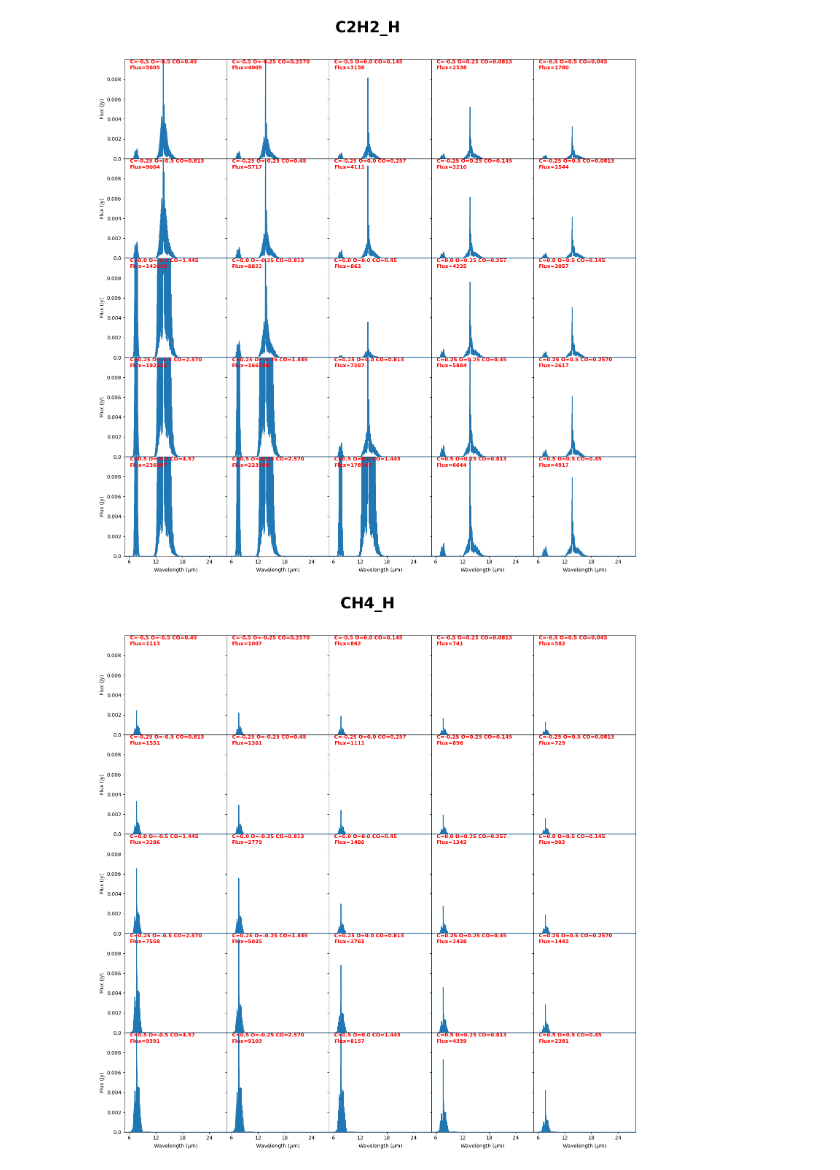
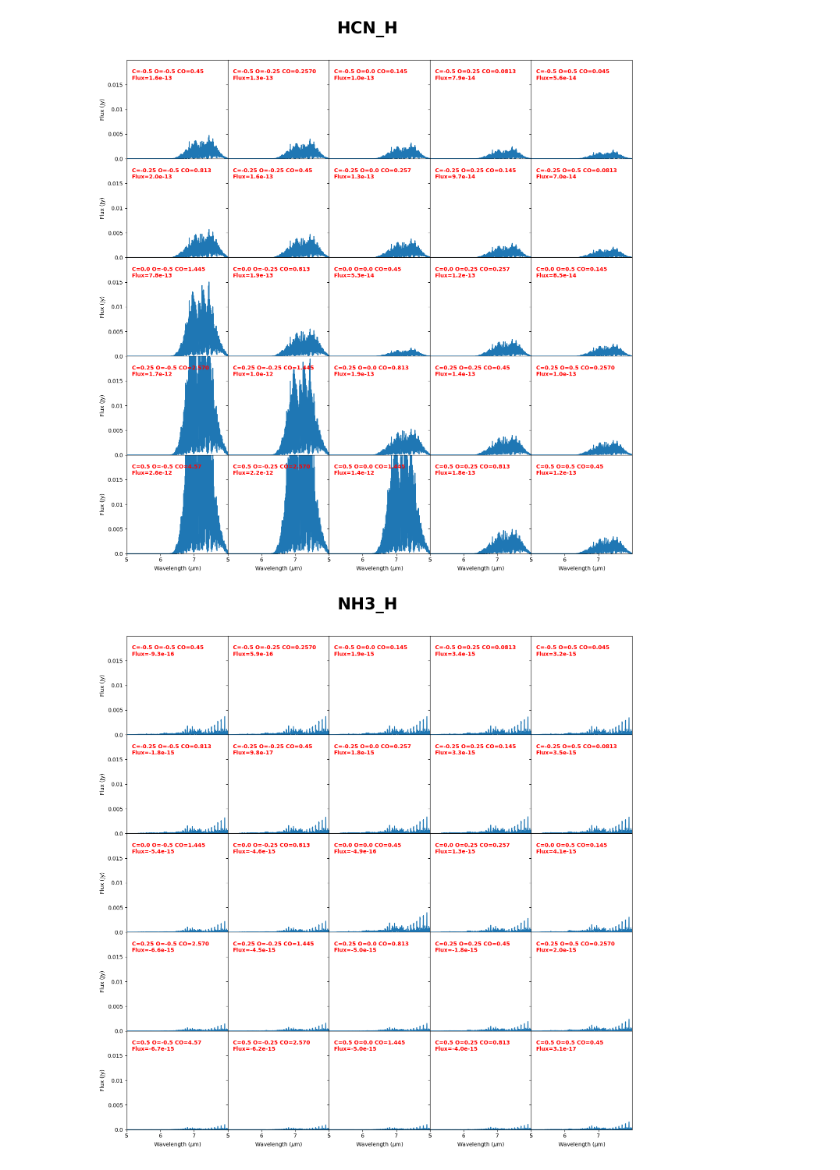
Before and after one commit to nielsklerk/BRP, a Jupyter notebook: DataAnalysis.ipynb, the cells around one changed output. Saved outputs shown, nothing was run; the diff lists cells and outputs as text; code cells hidden in the pictures.

```diff
--- a/DataAnalysis.ipynb
+++ b/DataAnalysis.ipynb
@@ -16,36 +149,10 @@ with open('ModelData.pkl', 'rb') as f:
 # %%
 plt.close('all')
-wlrange = [5, 28]
-flux_lim = 0.01
-n_xticks = 5
-n_yticks = 5
 species = ['C2H2_H', 'CH4_H', 'CO', 'CO2_H', 'HCN_H', 'NH3_H', 'NO_H', 'OH', 'S', 'o-H2', 'o-H2O', 'p-H2', 'p-H2O',
            'Ion']
-# species = ['C2H2_H']
+species = ['HCN_H', 'NH3_H', 'NO_H']
 for specie in species:
-    fig = plt.figure(figsize=(15, 15))
-    gs = fig.add_gridspec(5, 5, hspace=0, wspace=0)
-    axes = gs.subplots(sharex='col', sharey='row').flatten()
-    for i, row in df.iterrows():
-        n_row, n_col = divmod(i, 5)
-        axes[i].plot(row['Prodimo Wavelength'], row[specie], label=row['Model Name'])
-        axes[i].text(wlrange[0] + (wlrange[1] - wlrange[0]) * 0.05, 0.9*flux_lim,
-                     f"C={row['C Value']} O={row['O Value']} CO={row['CO Value']} \nFlux={total_flux(row['Prodimo Wavelength'], row[specie]):.0f}", fontsize=10, color='red',
-                     weight='bold')
-        axes[i].set_xlim(wlrange)
-        axes[i].set_ylim([0, flux_lim])
-        if n_row == 4:
-            axes[i].set_xlabel(r"Wavelength ($\mu$m)")  # Bottom row
-            axes[i].set_xticks([6, 12, 18, 24])
-            axes[i].set_xticklabels([6, 12, 18, 24])
-        if n_col == 0:
-            axes[i].set_ylabel("Flux (Jy)")
-            axes[i].set_yticks(np.linspace(0, 0.8*flux_lim, n_yticks))
-            axes[i].set_yticklabels(np.linspace(0, 0.8*flux_lim, n_yticks))
-    fig.suptitle(specie, fontsize=30, fontweight='bold', y=1.02)
-    plt.tight_layout()
-    plt.savefig('figures/' + specie + '_total_spec.pdf')
-    plt.show()
+    plot_prodimo_specie(df, specie,xrange=[5,8], yrange=[0, 0.02])
 # %% [output]
-[figure, old version]
+[figure, new version]
-[figure, old version]
+[figure, new version]
```
Also changed, not shown: parts of 21 cells of this notebook, 2 other files.
